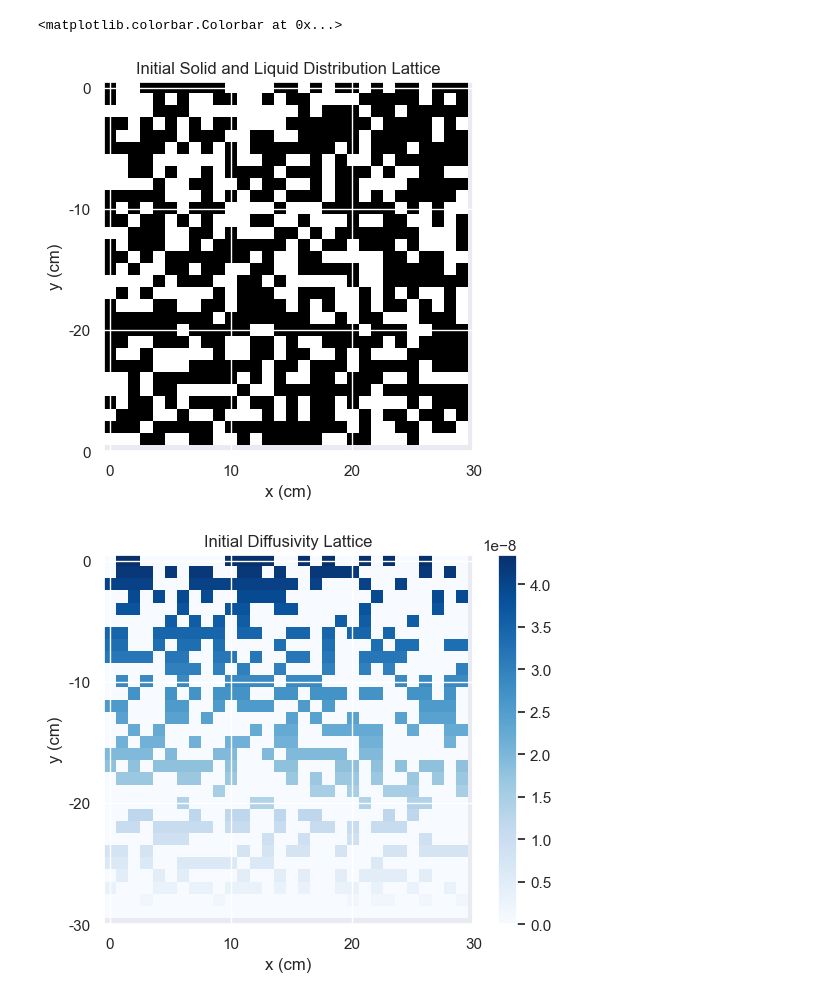
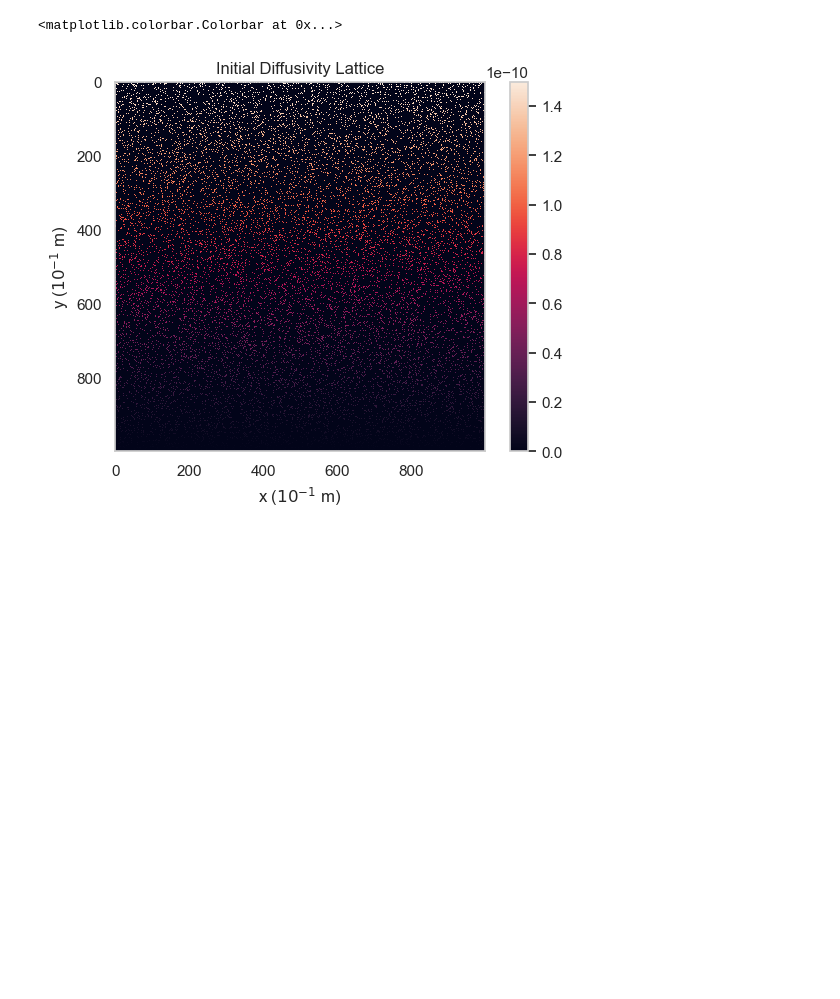
Before and after one commit to amitaanand9/glacier-percolation, a Jupyter notebook: test.ipynb, the cells around one changed output. Drawn from its saved outputs; the diff is of its cells as text; code cells hidden in the pictures; blank space fills up the shorter version.

Commit message:
prevented repeating in lattice

```diff
--- a/test.ipynb
+++ b/test.ipynb
@@ -3,10 +3,11 @@ import numpy as np
 import matplotlib.pyplot as plt
 import random
 import seaborn as sns
+sns.set_style("whitegrid", {'axes.grid' : False})
 # %%
 # Initialize Lattice
-L = 3
-dx = 0.1
+L = 1
+dx = 0.001 #mm resolution
 x = np.arange(0, L, dx) # range [0, 5]
 y = -x # range [-5, 0] (depth)
 N = len(x)
@@ -19,6 +20,19 @@ lattice = np.zeros((N, N))
 perm_percent = 0.9
 num_solid = int(perm_percent*N*N)
 
+
 # Location of solid pixels
-solid_coords = np.random.randint(low=0, high=N, size=(num_solid,2))
-lattice[solid_coords[:, 0], solid_coords[:, 1]] = 1
+lattice = np.zeros(N*N, dtype=int)
+lattice[:num_solid] = 1
+
+np.random.shuffle(lattice)
+
+lattice = lattice.reshape((len(x), len(x)))
+
+plt.imshow(lattice, cmap="Greys", interpolation='none')
+plt.title("Initial Lattice of Solid and Liquid Pixels")
+plt.xlabel("x (mm)")
+plt.ylabel("y (mm)")
+plt.yticks([0,  200, 400, 600, 800], [0, -200, -400, -600, -800])
+
+plt.show()
@@ -49,37 +67,25 @@ plt.colorbar()
 # %%
 
 # Constants
 kappa_d = 1.5 * 10 ** -7 # m^2 s^-1 water thermal diffusivity
 
 # Calculate D0 at Each Pixel
 D_0_vec = x * kappa_d * dx
 D_0_vec = np.flip(D_0_vec)
 
 D_0 = np.repeat(D_0_vec[np.newaxis,...], N, axis=0)
 D_0 = D_0.transpose()
 D_0[lattice > 0] = 0
 
-# Plot Initial Lattices
-plt.figure()
-plt.imshow(lattice, cmap="Greys", interpolation='none')
-plt.title("Initial Solid and Liquid Distribution Lattice")
-plt.xticks([0, 10, 20, 30])
-plt.xlabel("x (cm)")
-plt.yticks([0,  10, 20, 30], [0, -10, -20, -00])
-plt.ylabel("y (cm)")
 
 
-plt.figure()
-plt.imshow(lattice, cmap="Greys", interpolation='none')
-
-plt.imshow(D_0,cmap="Blues" ,interpolation='none')
+plt.imshow(D_0, interpolation='none')
 plt.title("Initial Diffusivity Lattice")
-plt.xticks([0, 10, 20, 30])
-plt.xlabel("x (cm)")
-plt.yticks([0,  10, 20, 30], [0, -10, -20, -30])
-plt.ylabel("y (cm)")
+#plt.xticks([0, 100, 150, 200])
+plt.xlabel("x ($10^{-1} $ m)")
+#plt.yticks([0,  10, 20, 30], [0, -10, -20, -30])
+plt.ylabel("y ($10^{-1} $ m)")
 plt.colorbar()
 # %% [output]
 <matplotlib.colorbar.Colorbar at 0x...>
-[figure, old version]
+[figure, new version]
-[figure, removed]
```
Also changed, not shown: parts of 5 cells of this notebook.
